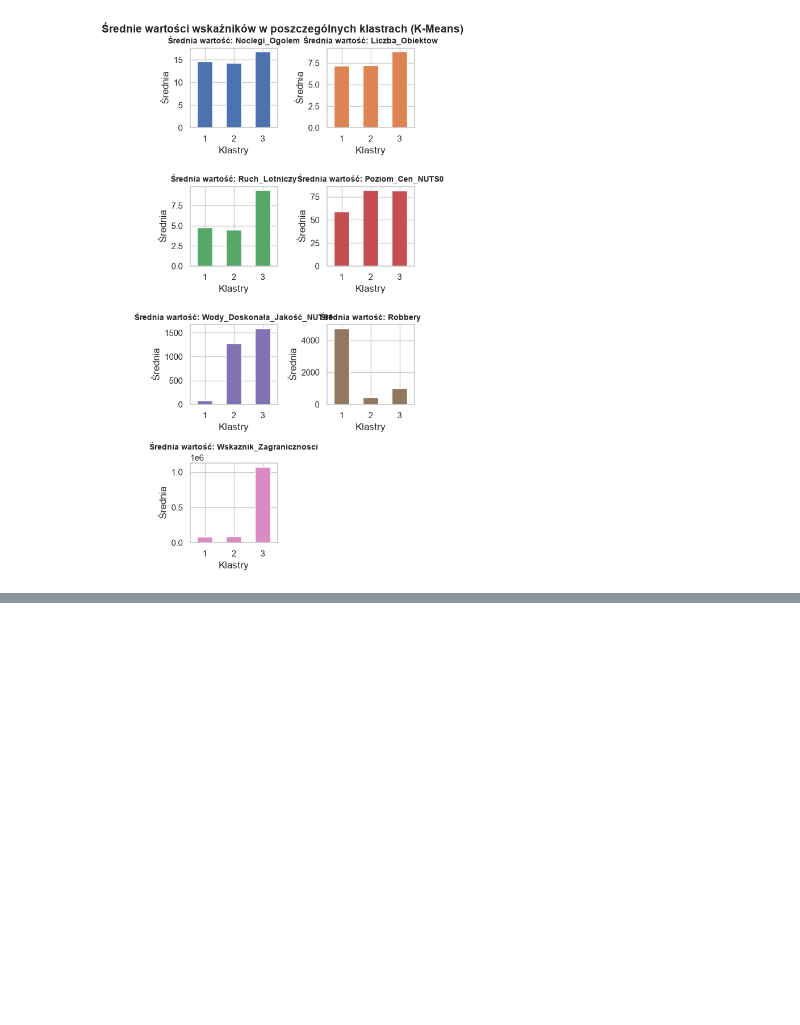
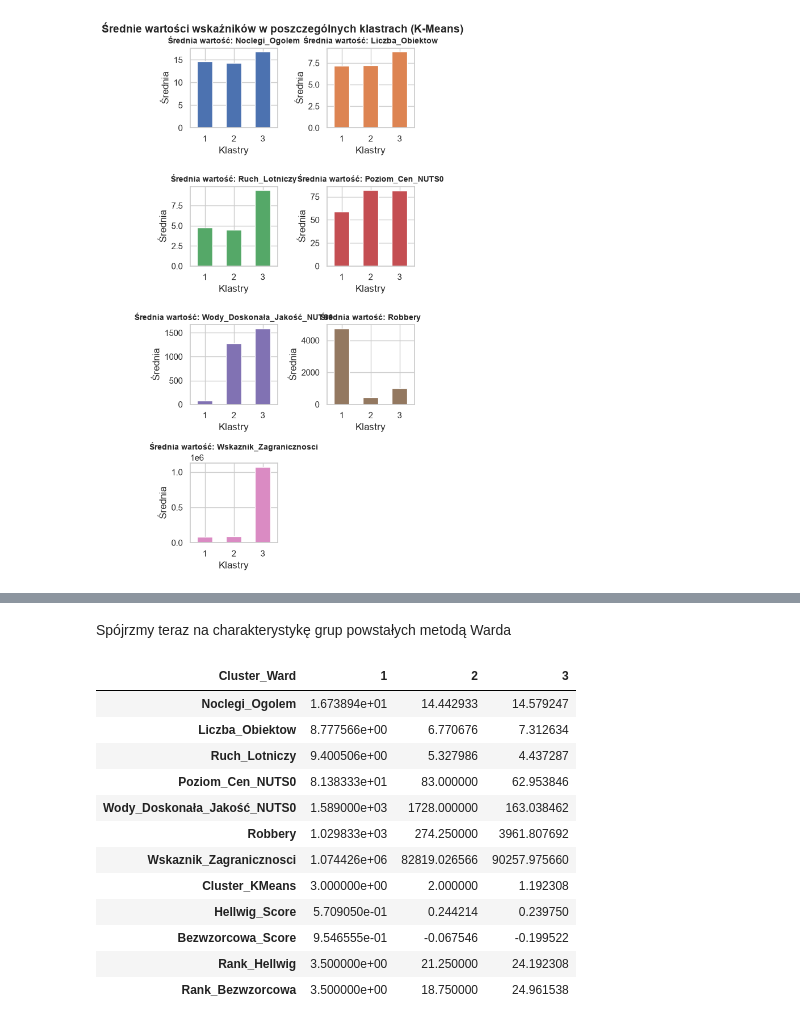
Before and after one commit to kawalerski-ja/Balkan-Tourism, a Jupyter notebook: Projekt_Balkany_Analiza_V3.ipynb, the cells around one changed output, grey strips where cells are left out. Saved outputs shown, nothing was run; the diff lists cells and outputs as text; code cells hidden in the pictures; blank space fills up the shorter version.

```diff
--- a/Projekt_Balkany_Analiza_V3.ipynb
+++ b/Projekt_Balkany_Analiza_V3.ipynb
@@ -354,0 +415,18 @@ plt.show()
+# %% [markdown]
+Spójrzmy teraz na charakterystykę grup powstałych metodą Warda
+# %%
+display(dane_klaster_srednie_ward.transpose())
+# %% [output]
+| Cluster_Ward | 1 | 2 | 3 |
+| Noclegi_Ogolem | 1.673894e+01 | 14.442933 | 14.579247 |
+| Liczba_Obiektow | 8.777566e+00 | 6.770676 | 7.312634 |
+| Ruch_Lotniczy | 9.400506e+00 | 5.327986 | 4.437287 |
+| Poziom_Cen_NUTS0 | 8.138333e+01 | 83.000000 | 62.953846 |
+| Wody_Doskonała_Jakość_NUTS0 | 1.589000e+03 | 1728.000000 | 163.038462 |
+| Robbery | 1.029833e+03 | 274.250000 | 3961.807692 |
+| Wskaznik_Zagranicznosci | 1.074426e+06 | 82819.026566 | 90257.975660 |
+| Cluster_KMeans | 3.000000e+00 | 2.000000 | 1.192308 |
+| Hellwig_Score | 5.709050e-01 | 0.244214 | 0.239750 |
+| Bezwzorcowa_Score | 9.546555e-01 | -0.067546 | -0.199522 |
+| Rank_Hellwig | 3.500000e+00 | 21.250000 | 24.192308 |
+| Rank_Bezwzorcowa | 3.500000e+00 | 18.750000 | 24.961538 |
```
Also changed, not shown: parts of 15 cells of this notebook, 1 other file.
